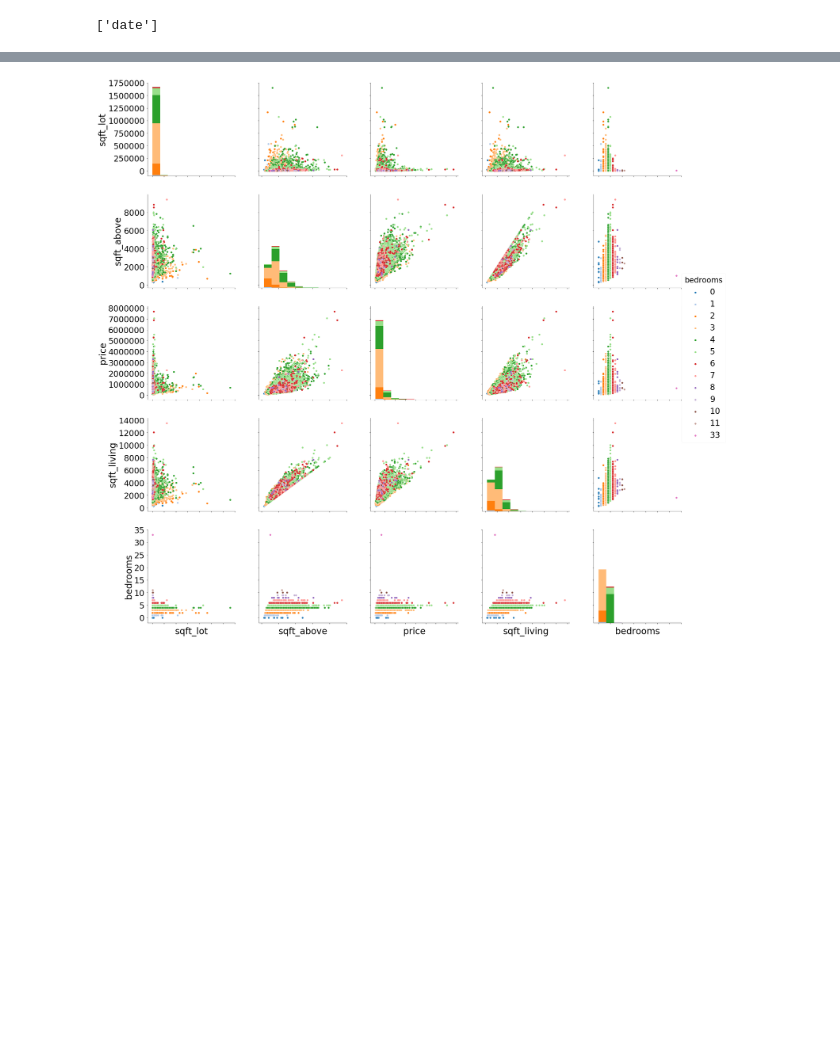
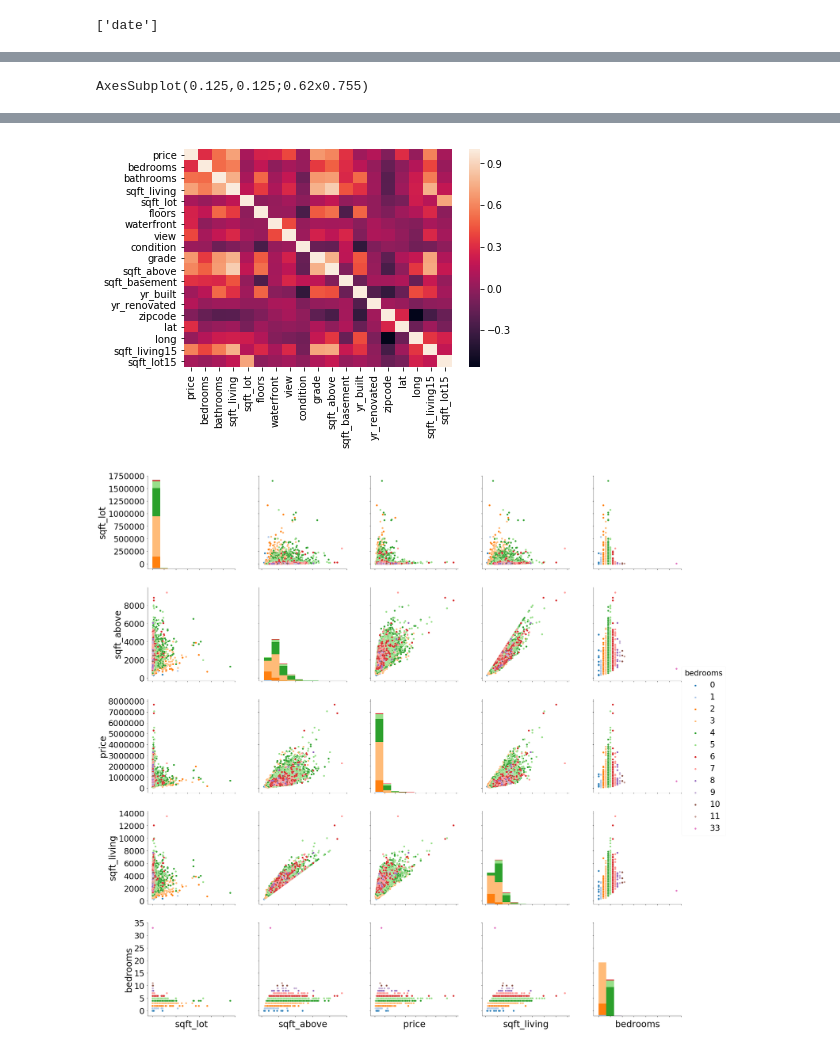
Before and after one commit to colemai/ml-python, a Jupyter notebook: kaggle/Kag1-predict-house-price.ipynb, the cells around one changed output, grey strips where cells are left out. Drawn from its saved outputs; the diff is of its cells as text; code cells hidden in the pictures; blank space fills up the shorter version.

```diff
--- a/kaggle/Kag1-predict-house-price.ipynb
+++ b/kaggle/Kag1-predict-house-price.ipynb
@@ -82,0 +132,15 @@ clean_df = orig_data.drop(['id', 'date'], axis = 1)
+# %%
+# Table and plot of correlations
+
+# Drop non-numerical variables
+# numerical = list(set(df.columns) -
+#                  set(['State', 'International plan', 'Voice mail plan',
+#                       'Area code', 'Churn', 'Customer service calls']))
+
+# Calculate and plot
+corr_matrix = clean_df.corr()
+print(sns.heatmap(corr_matrix))
+
+clean_df.corr()
+# %% [output]
+AxesSubplot(0.125,0.125;0.62x0.755)
@@ -83,2 +164,3 @@ clean_df = orig_data.drop(['id', 'date'], axis = 1)
+[figure, added]
 # %%
 ####################################################################################
```
Also changed, not shown: parts of 7 cells of this notebook.
